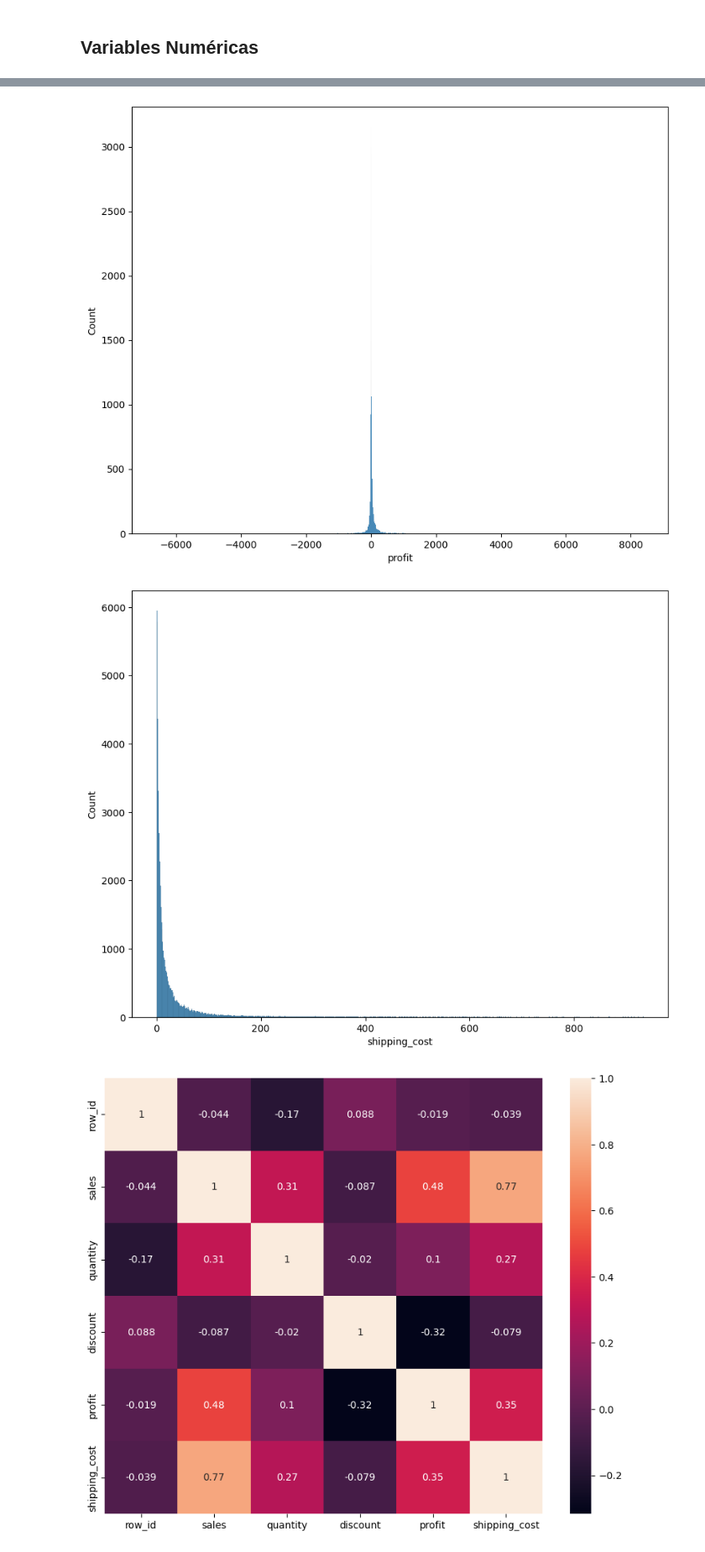
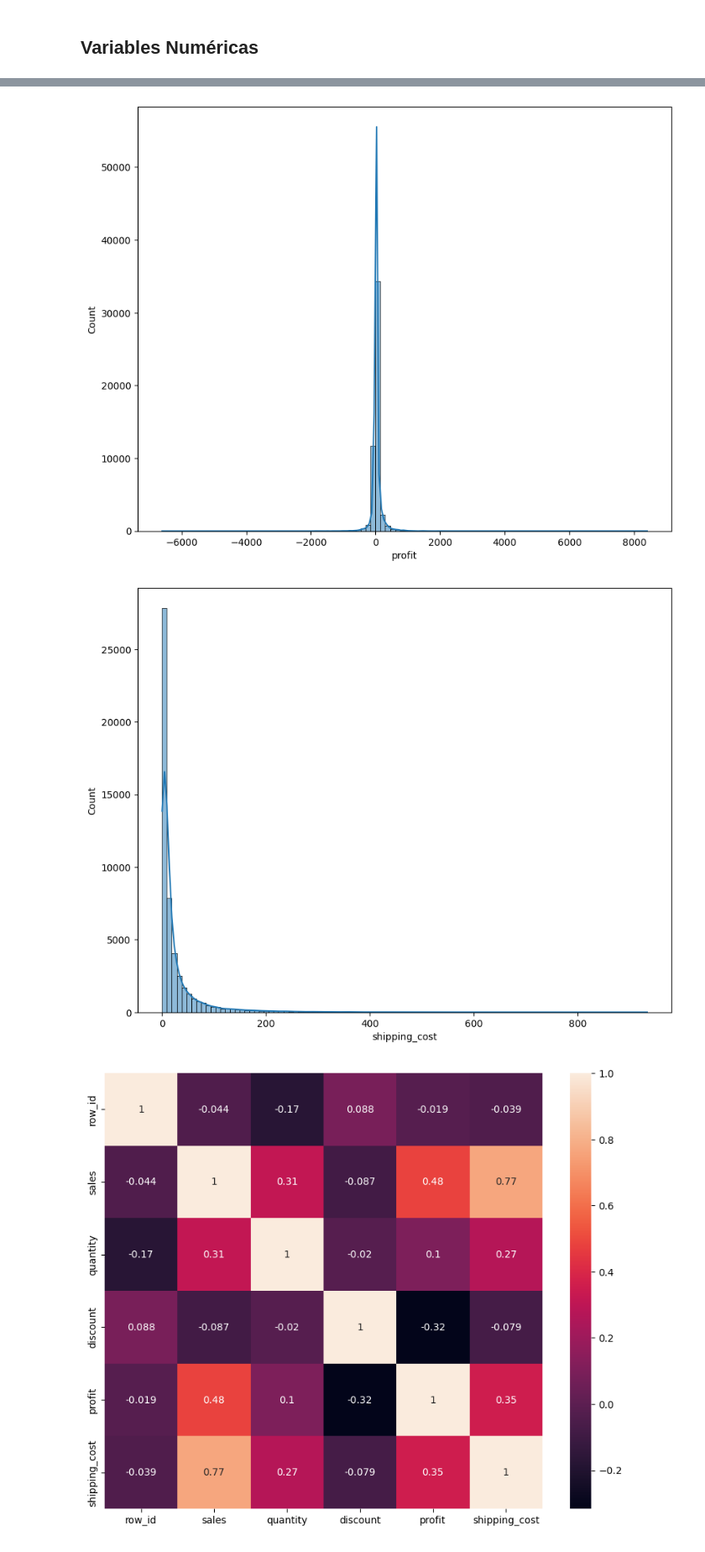
Before and after one commit to TheNurseProgrammer/Proyect_Bedu_Mod4, a Jupyter notebook: Proyecto_Mod4.ipynb, the cells around one changed output, grey strips where cells are left out. Shown at 84% size. Saved outputs shown, nothing was run; the diff lists cells and outputs as text; code cells hidden in the pictures.

```diff
--- a/Proyecto_Mod4.ipynb
+++ b/Proyecto_Mod4.ipynb
@@ -234,6 +234,6 @@ df.groupby(["ship_mode","order_priority",'category'])[['sales', 'discount',
 columnas_float = df.select_dtypes(include='float').columns.tolist()
 for i in columnas_float:
     plt.figure(figsize=(10, 8))
-    sns.histplot(df[i])
+    sns.histplot(df[i], bins=100,kde=True)
     plt.show()
 # %% [output]
@@ -242,5 +242,5 @@ for i in columnas_float:
-[figure, old version]
+[figure, new version]
-[figure, old version]
+[figure, new version]
 # %%
 
 matrix_corr = df.corr(method="pearson",numeric_only=True)
```
Also changed, not shown: parts of 33 cells of this notebook.
